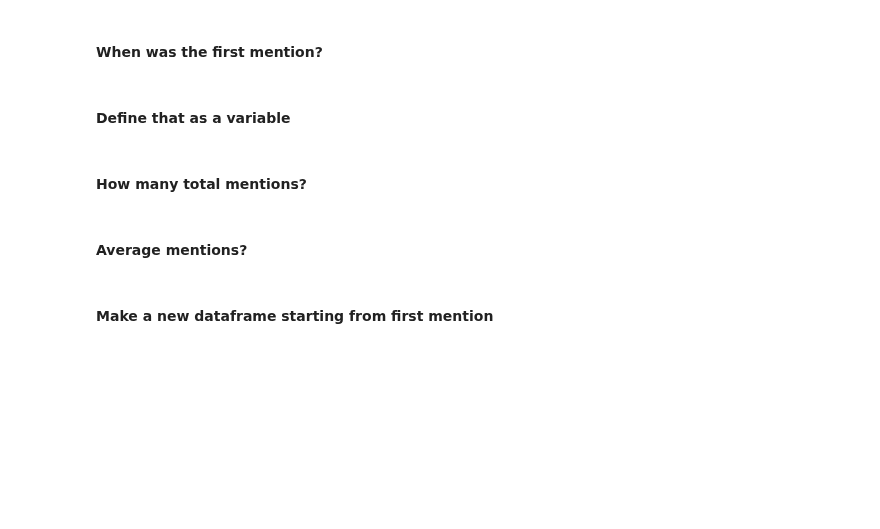
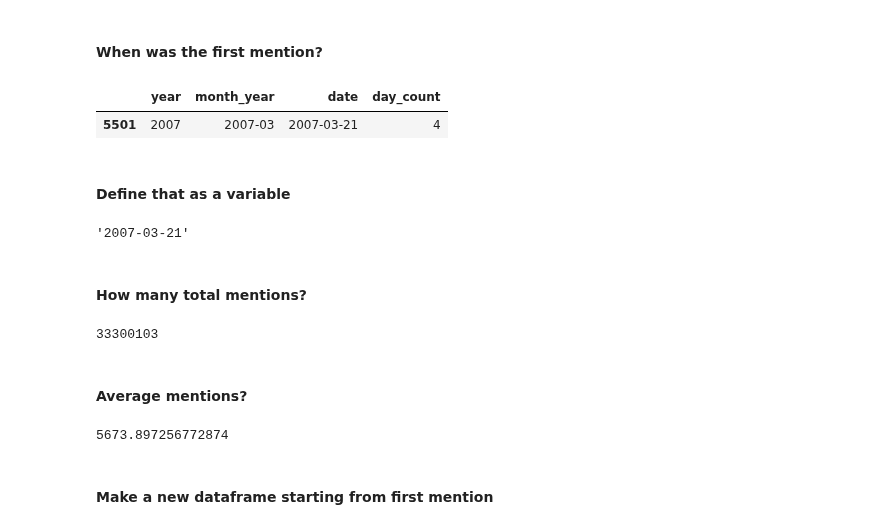
Before and after one commit to stiles/usc, a Jupyter notebook: students/shreyaag/notebooks/16-twitter-mentions-DEMO.ipynb, the cells around one changed output. Drawn from its saved outputs; the diff is of its cells as text; code cells hidden in the pictures; blank space fills up the shorter version.

```diff
--- a/students/shreyaag/notebooks/16-twitter-mentions-DEMO.ipynb
+++ b/students/shreyaag/notebooks/16-twitter-mentions-DEMO.ipynb
@@ -38,6 +46,13 @@ pd.options.display.max_rows = 1000
 # %% [markdown]
 #### Slim down and re-order the dataframe
+# %%
+df = src[["year", "month_year", "date", "day_count"]].copy()
 # %% [markdown]
 #### When was the first mention?
+# %%
+df[df["day_count"] > 0].tail(1)
+# %% [output]
+|  | year | month_year | date | day_count |
+| 5501 | 2007 | 2007-03 | 2007-03-21 | 4 |
 # %% [markdown]
 #### Define that as a variable
@@ -44,6 +61,18 @@ pd.options.display.max_rows = 1000
+# %%
+first
+# %% [output]
+'2007-03-21'
 # %% [markdown]
 #### How many total mentions?
+# %%
+df.day_count.sum()
+# %% [output]
+33300103
 # %% [markdown]
 #### Average mentions?
+# %%
+df.day_count.mean()
+# %% [output]
+5673.897256772874
 # %% [markdown]
 #### Make a new dataframe starting from first mention
```
Also changed, not shown: parts of 11 cells of this notebook, 1 other file.
